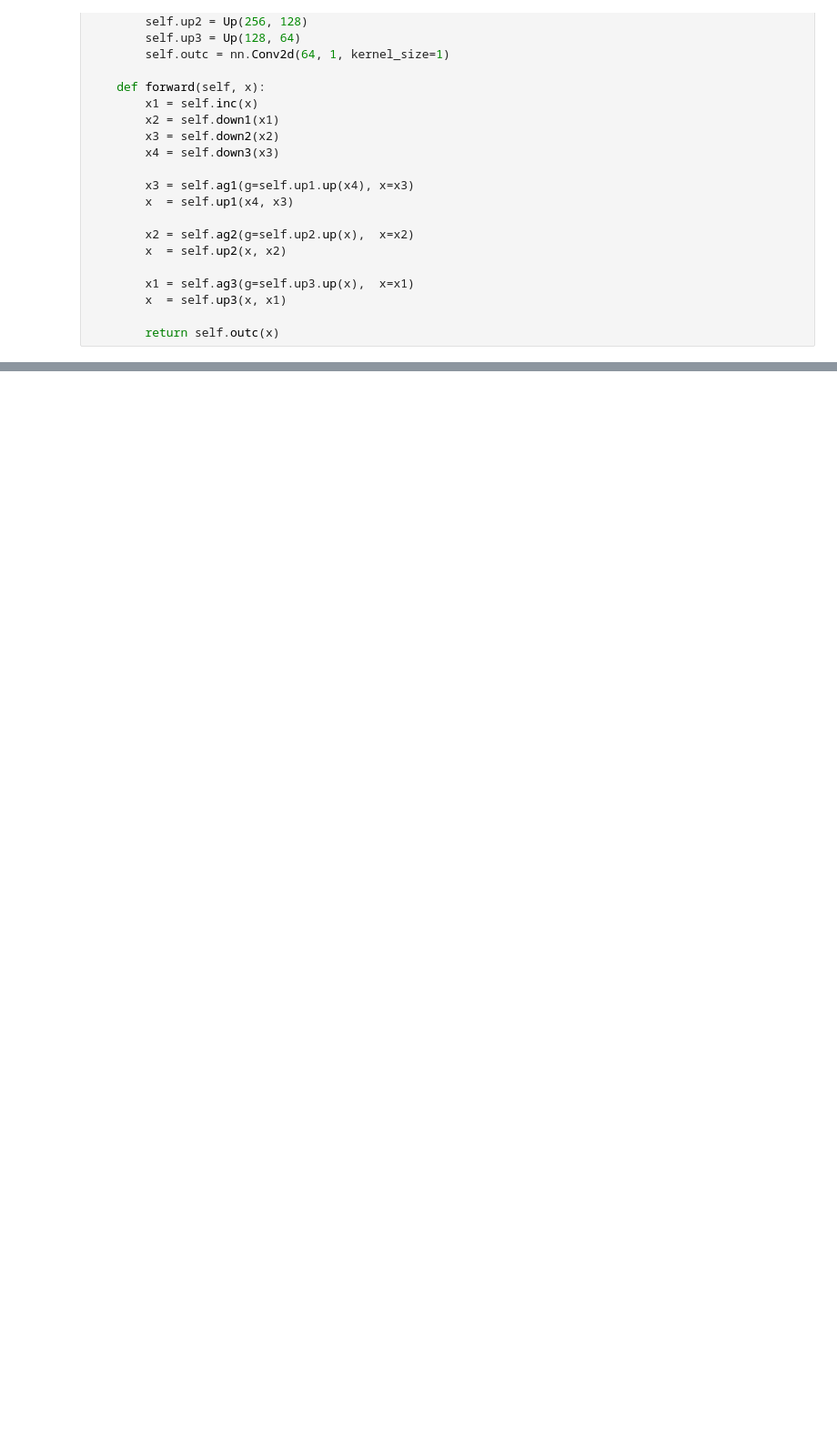
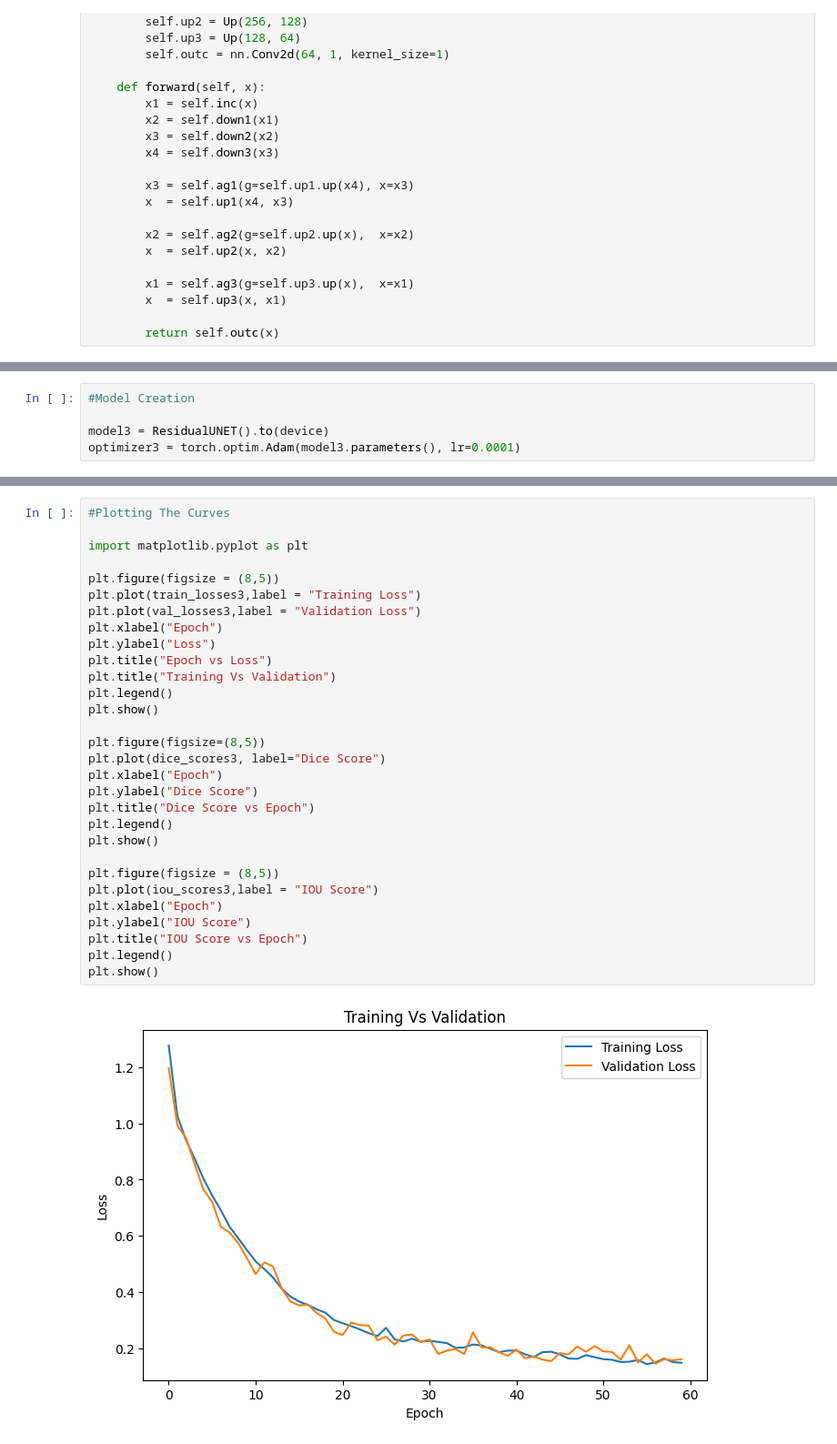
Before and after one commit to notjeffff/segmentation-model-cherrynet, a Jupyter notebook: cherrynet.ipynb, the cells around one changed output, grey strips where cells are left out. Shown at 91% size. Cells and saved outputs as stored; diff of their text form; blank space fills up the shorter version.

```diff
--- a/cherrynet.ipynb
+++ b/cherrynet.ipynb
@@ -756,0 +857,5 @@ Epoch : 60 - IOU Score : 0.6571947336196899
+# %%
+#Model Creation
+
+model3 = ResidualUNET().to(device)
+optimizer3 = torch.optim.Adam(model3.parameters(), lr=0.0001)
@@ -756,0 +936,32 @@ Epoch : 60 - IOU Score : 0.6571947336196899
+# %%
+#Plotting The Curves
+
+import matplotlib.pyplot as plt
+
+plt.figure(figsize = (8,5))
+plt.plot(train_losses3,label = "Training Loss")
+plt.plot(val_losses3,label = "Validation Loss")
+plt.xlabel("Epoch")
+plt.ylabel("Loss")
+plt.title("Epoch vs Loss")
+plt.title("Training Vs Validation")
+plt.legend()
+plt.show()
+
+plt.figure(figsize=(8,5))
+plt.plot(dice_scores3, label="Dice Score")
+plt.xlabel("Epoch")
+plt.ylabel("Dice Score")
+plt.title("Dice Score vs Epoch")
+plt.legend()
+plt.show()
+
+plt.figure(figsize = (8,5))
+plt.plot(iou_scores3,label = "IOU Score")
+plt.xlabel("Epoch")
+plt.ylabel("IOU Score")
+plt.title("IOU Score vs Epoch")
+plt.legend()
+plt.show()
+# %% [output]
+[figure, added]
```
Also changed, not shown: parts of 16 cells of this notebook.
